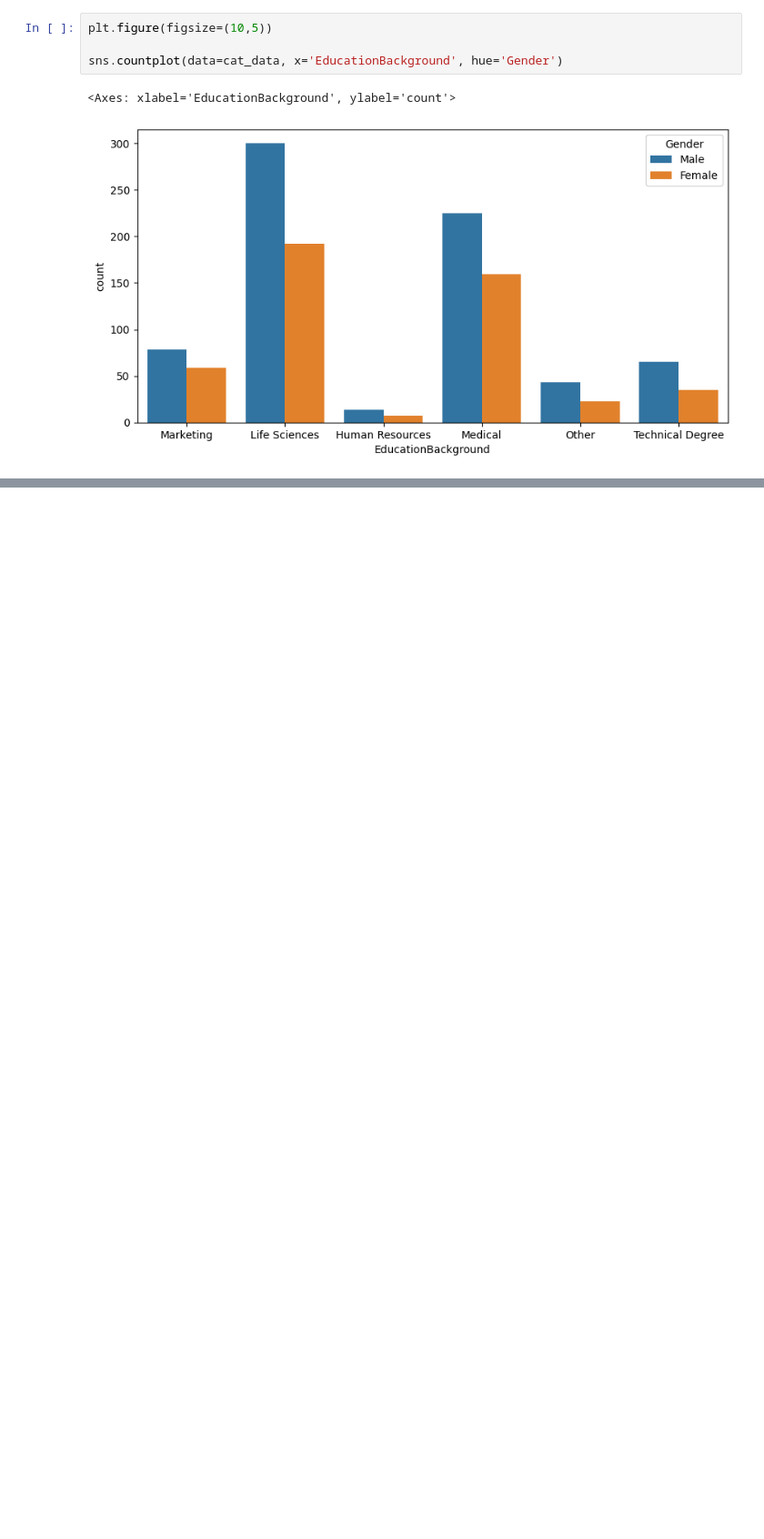
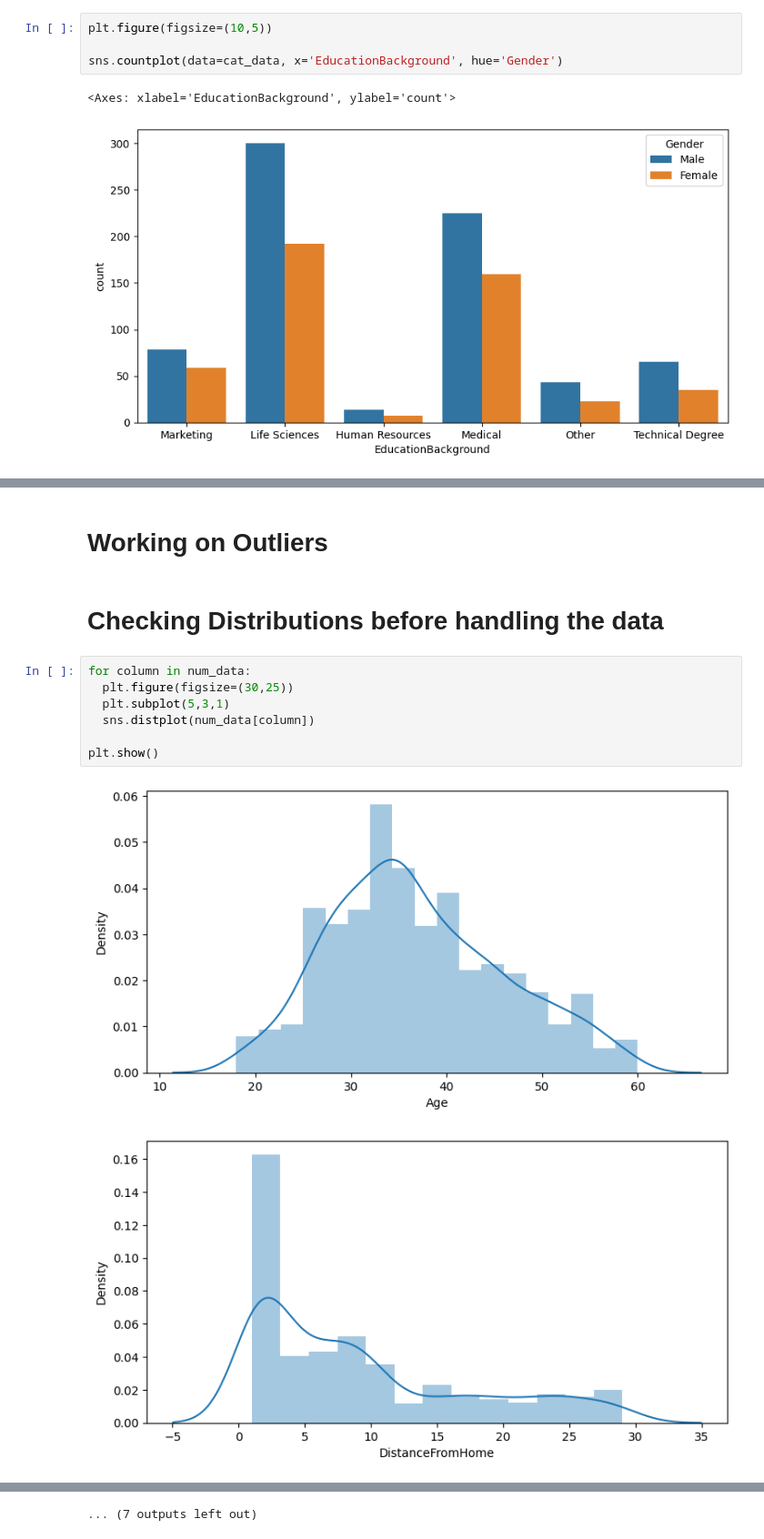
Before and after one commit to SudarshanIngole/IABAC_Project, a Jupyter notebook: IABAC_CDS_Project_Sudarshan.ipynb, the cells around one changed output, grey strips where cells are left out. Shown at 91% size. Saved outputs shown, nothing was run; the diff lists cells and outputs as text; blank space fills up the shorter version.

```diff
--- a/IABAC_CDS_Project_Sudarshan.ipynb
+++ b/IABAC_CDS_Project_Sudarshan.ipynb
@@ -237,0 +295,14 @@ sns.countplot(data=cat_data, x='EducationBackground', hue='Gender')
+# %% [markdown]
+# Working on Outliers
+# %% [markdown]
+# Checking Distributions before handling the data
+# %%
+for column in num_data:
+  plt.figure(figsize=(30,25))
+  plt.subplot(5,3,1)
+  sns.distplot(num_data[column])
+
+plt.show()
+# %% [output]
+[figure, added]
+[figure, added]
@@ -237,0 +319 @@ sns.countplot(data=cat_data, x='EducationBackground', hue='Gender')
+... (7 outputs left out)
```
Also changed, not shown: parts of 77 cells of this notebook.
